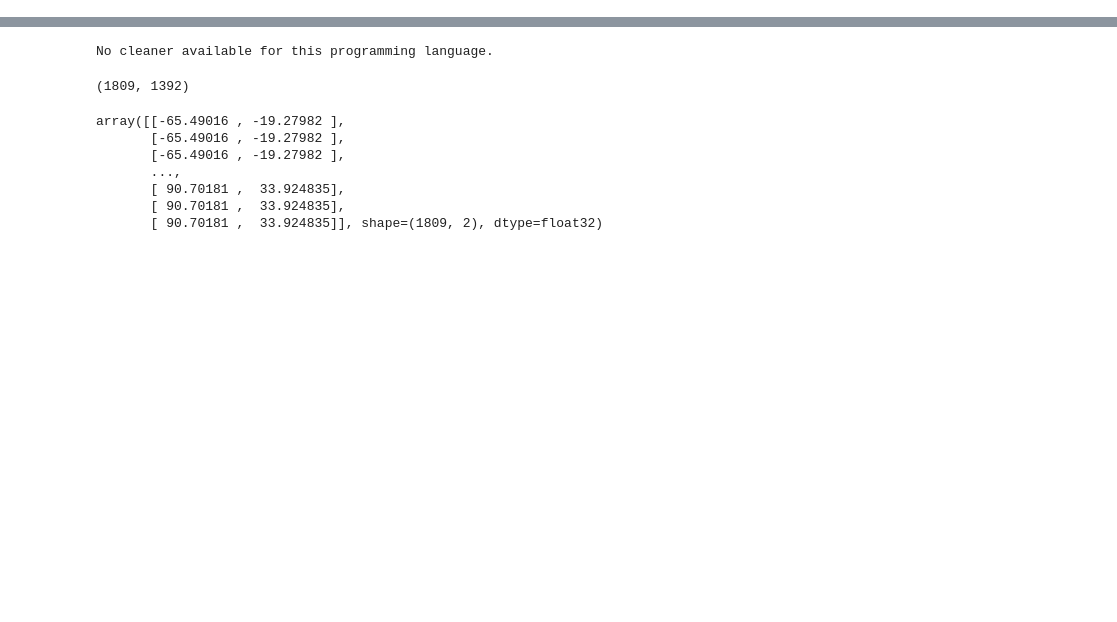
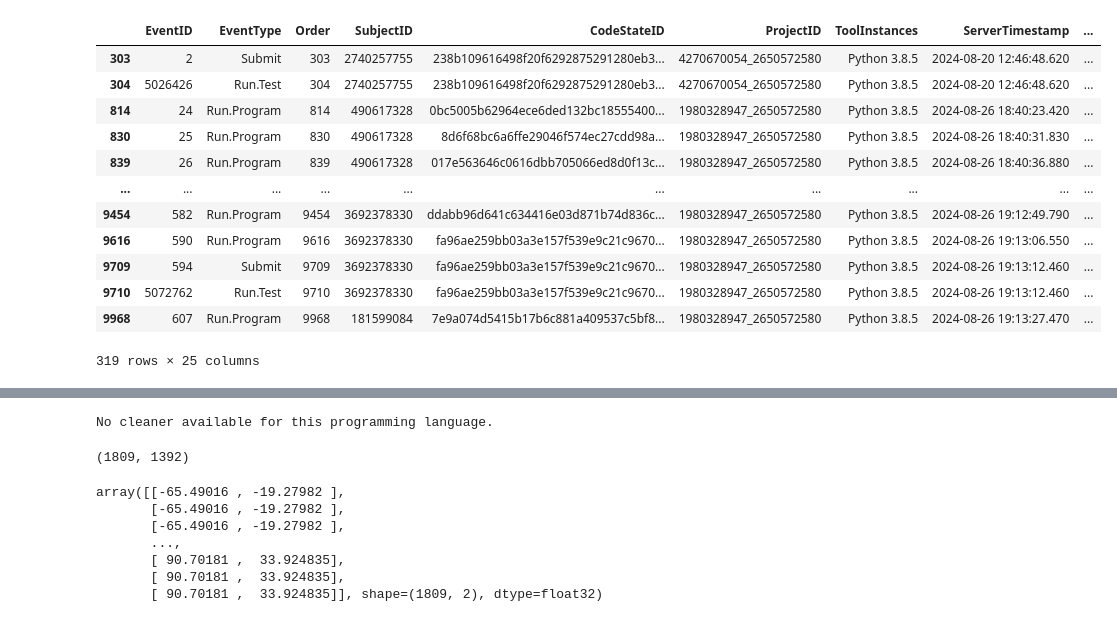
Before and after one commit to CSSPLICE/ProgSnapToolkit, a Jupyter notebook: src/progsnap2/examples/clustering.ipynb, the cells around one changed output, grey strips where cells are left out. Cells and saved outputs as stored; diff of their text form; code cells hidden in the pictures; blank space fills up the shorter version.

```diff
--- a/src/progsnap2/examples/clustering.ipynb
+++ b/src/progsnap2/examples/clustering.ipynb
@@ -40 +39,18 @@ problem_subset[Cols.SubjectID].nunique()
+# %%
+rows_with_codestate_ids = problem_subset[problem_subset[Cols.CodeStateID].notna()]
+rows_with_codestate_ids
+# %% [output]
+|  | EventID | EventType | Order | SubjectID | CodeStateID | ProjectID | ToolInstances | ServerTimestamp | ... |
+| 303 | 2 | Submit | 303 | 2740257755 | 238b109616498f20f6292875291280eb3... | 4270670054_2650572580 | Python 3.8.5 | 2024-08-20 12:46:48.620 | ... |
+| 304 | 5026426 | Run.Test | 304 | 2740257755 | 238b109616498f20f6292875291280eb3... | 4270670054_2650572580 | Python 3.8.5 | 2024-08-20 12:46:48.620 | ... |
+| 814 | 24 | Run.Program | 814 | 490617328 | 0bc5005b62964ece6ded132bc18555400... | 1980328947_2650572580 | Python 3.8.5 | 2024-08-26 18:40:23.420 | ... |
+| 830 | 25 | Run.Program | 830 | 490617328 | 8d6f68bc6a6ffe29046f574ec27cdd98a... | 1980328947_2650572580 | Python 3.8.5 | 2024-08-26 18:40:31.830 | ... |
+| 839 | 26 | Run.Program | 839 | 490617328 | 017e563646c0616dbb705066ed8d0f13c... | 1980328947_2650572580 | Python 3.8.5 | 2024-08-26 18:40:36.880 | ... |
+| ... | ... | ... | ... | ... | ... | ... | ... | ... | ... |
+| 9454 | 582 | Run.Program | 9454 | 3692378330 | ddabb96d641c634416e03d871b74d836c... | 1980328947_2650572580 | Python 3.8.5 | 2024-08-26 19:12:49.790 | ... |
+| 9616 | 590 | Run.Program | 9616 | 3692378330 | fa96ae259bb03a3e157f539e9c21c9670... | 1980328947_2650572580 | Python 3.8.5 | 2024-08-26 19:13:06.550 | ... |
+| 9709 | 594 | Submit | 9709 | 3692378330 | fa96ae259bb03a3e157f539e9c21c9670... | 1980328947_2650572580 | Python 3.8.5 | 2024-08-26 19:13:12.460 | ... |
+| 9710 | 5072762 | Run.Test | 9710 | 3692378330 | fa96ae259bb03a3e157f539e9c21c9670... | 1980328947_2650572580 | Python 3.8.5 | 2024-08-26 19:13:12.460 | ... |
+| 9968 | 607 | Run.Program | 9968 | 181599084 | 7e9a074d5415b17b6c881a409537c5bf8... | 1980328947_2650572580 | Python 3.8.5 | 2024-08-26 19:13:27.470 | ... |
+319 rows × 25 columns
 # %%
```
Also changed, not shown: parts of 6 cells of this notebook, 2 other files.
